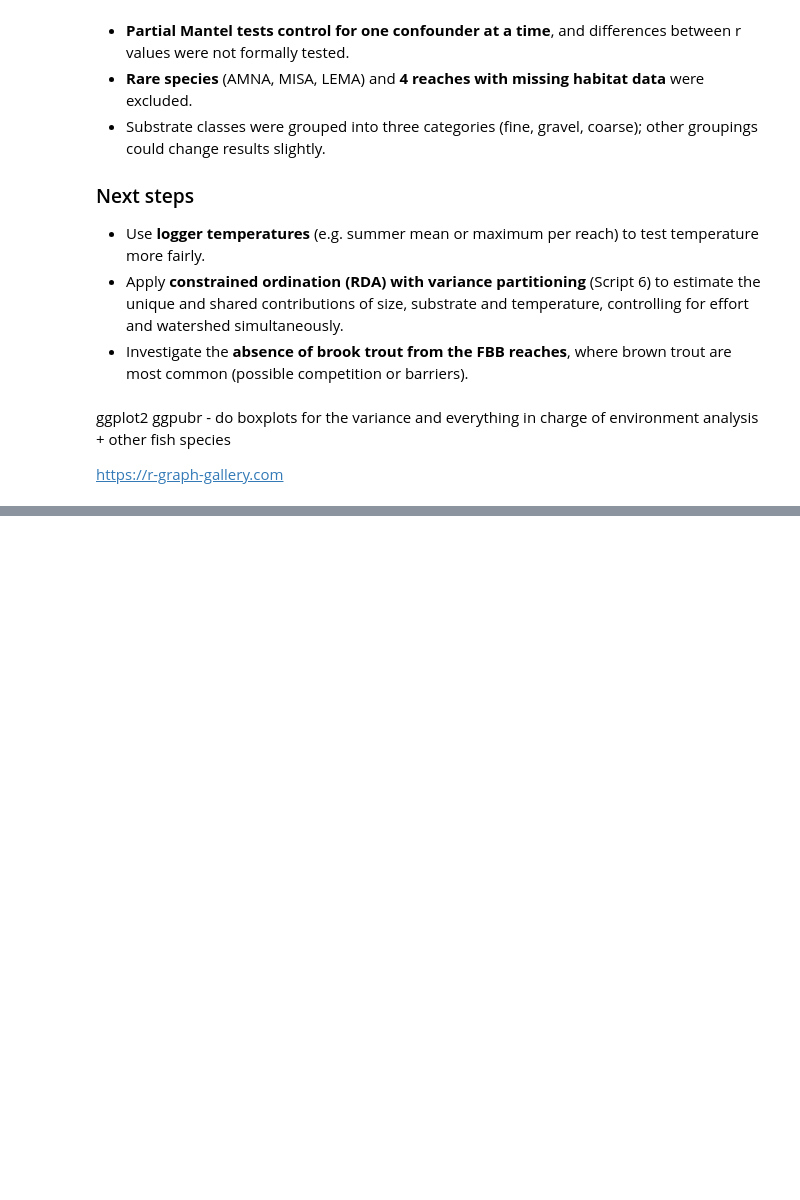
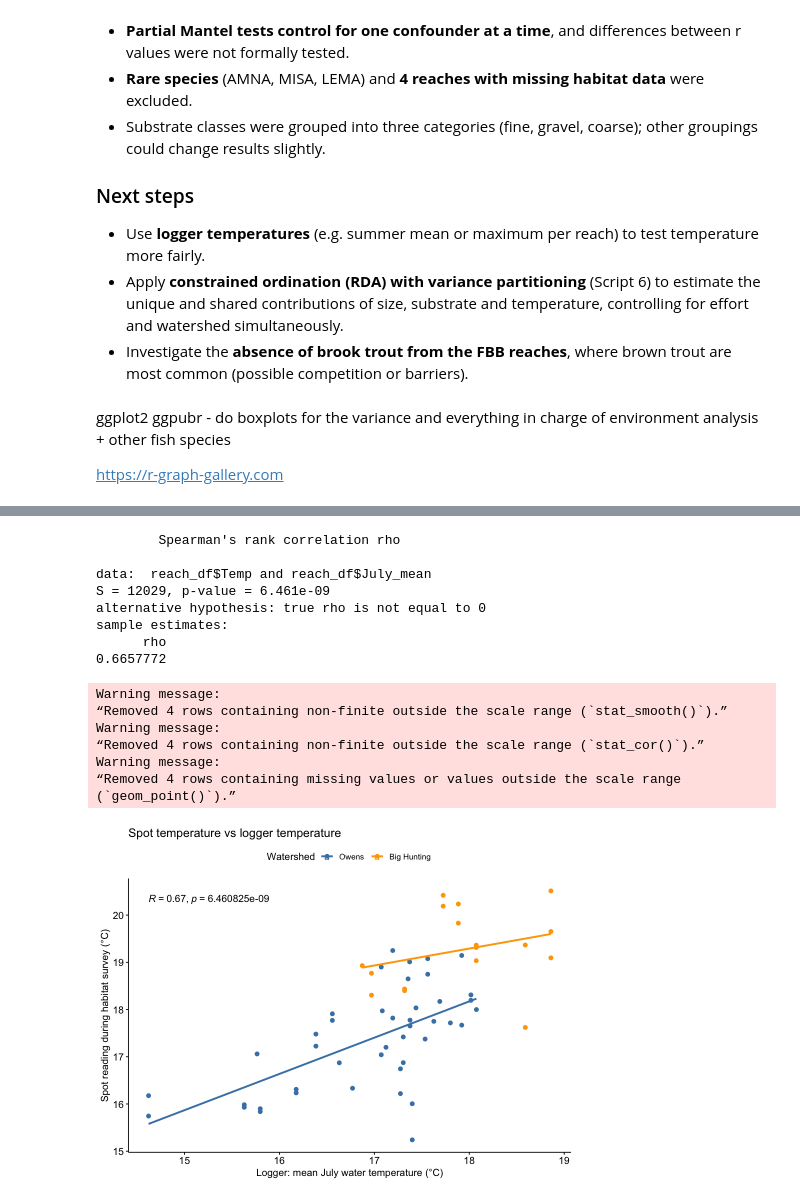
Before and after one commit to liana1026/Rapport, a Jupyter notebook: fish_EDA.ipynb, the cells around one changed output, grey strips where cells are left out. Cells and saved outputs as stored; diff of their text form; code cells hidden in the pictures; blank space fills up the shorter version.

Commit message:
Update fish EDA with Mantel test + ggpubr/ggplots

```diff
--- a/fish_EDA.ipynb
+++ b/fish_EDA.ipynb
@@ -1422,0 +1492,18 @@ https://r-graph-gallery.com
+# %%
+# Run once, then comment out:
+# install.packages(c("ggplot2", "ggpubr"))
+library(ggplot2)
+library(ggpubr)
+
+# One table with everything per reach (same row order as spe)
+stream_levels <- c("FBB", "FBM", "FOA", "FOB", "FOC", "FOD", "FOM")   # stream = first 3 letters of ReachID
+reach_df <- data.frame(
+  ReachID   = rownames(spe),
+  Watershed = factor(ws, levels = c("Owens", "Big Hunting")),
+  Stream    = factor(substr(rownames(spe), 1, 3), levels = stream_levels),
+  Richness  = richness,
+  Effort    = as.numeric(eff),
+  env_reach[, c("Depth", "WettedWidth", "Temp", "Fine", "GR", "Coarse",
+                "POOL", "RIFF", "RUN", "CV_Width", "CV_Depth", "LWD.Small.Count")]
+)
+table(reach_df$Stream, reach_df$Watershed)
@@ -1422,0 +1543,45 @@ https://r-graph-gallery.com
+# %%
+# --- Daily water temperature from the loggers, July 2015 (the month fish were sampled)
+w <- temp[temp$Type == "Water" & temp$SiteName != "OD03sp", ]   # water loggers only; OD03sp sits in a spring
+w$Date <- as.Date(w$DateTime, format = "%m/%d/%Y %H:%M")
+jul <- w[format(w$Date, "%Y-%m") == "2015-07", ]
+
+daily_max <- aggregate(TempC ~ SiteName + Date, data = jul, FUN = max)
+logger_temp <- data.frame(
+  SiteName     = names(tapply(jul$TempC, jul$SiteName, mean)),
+  July_mean    = as.numeric(tapply(jul$TempC, jul$SiteName, mean)),           # average July temperature
+  July_meanmax = as.numeric(tapply(daily_max$TempC, daily_max$SiteName, mean)) # average daily maximum
+)
+lg <- merge(loggers, logger_temp, by = "SiteName")
+lg$Stream <- substr(lg$SiteName, 1, 2)          # BB, BM, OA, OB, OC, OD, OM
+
+# --- Match each reach to the nearest logger ON THE SAME STREAM (GPS distance in metres)
+dist_m <- function(lat1, lon1, lat2, lon2) {     # haversine formula
+  r <- pi / 180
+  a <- sin((lat2 - lat1) * r / 2)^2 + cos(lat1 * r) * cos(lat2 * r) * sin((lon2 - lon1) * r / 2)^2
+  6371000 * 2 * asin(sqrt(a))
+}
+match_logger <- do.call(rbind, lapply(seq_len(nrow(sites)), function(i) {
+  cand <- lg[lg$Stream == substr(sites$ReachID[i], 2, 3), ]   # FOM01 -> OM loggers
+  d <- dist_m(sites$Latitude[i], sites$Longitude[i], cand$Latitude, cand$Longitude)
+  j <- which.min(d)
+  data.frame(ReachID = sites$ReachID[i], Logger = cand$SiteName[j], Dist_m = round(d[j]),
+             July_mean = cand$July_mean[j], July_meanmax = cand$July_meanmax[j])
+}))
+match_logger <- match_logger[match(reach_df$ReachID, match_logger$ReachID), ]
+summary(match_logger$Dist_m)                     # distance reach -> logger (m)
+
+reach_df$July_mean    <- match_logger$July_mean
+reach_df$July_meanmax <- match_logger$July_meanmax
+
+# --- Do spot readings agree with the loggers?
+cor.test(reach_df$Temp, reach_df$July_mean, method = "spearman", exact = FALSE)
+
+options(repr.plot.width = 8, repr.plot.height = 6)
+ggscatter(reach_df, x = "July_mean", y = "Temp", color = "Watershed",
+          palette = c("steelblue", "orange"), add = "reg.line", conf.int = FALSE,
+          xlab = "Logger: mean July water temperature (°C)",
+          ylab = "Spot reading during habitat survey (°C)") +
+  stat_cor(method = "spearman", aes(color = NULL), label.x.npc = "left") +
+  ggtitle("Spot temperature vs logger temperature")
+# %% [output]
@@ -1422,0 +1590,16 @@ https://r-graph-gallery.com
+        Spearman's rank correlation rho
+
+data:  reach_df$Temp and reach_df$July_mean
+S = 12029, p-value = 6.461e-09
+alternative hypothesis: true rho is not equal to 0
+sample estimates:
+      rho
+0.6657772
+Warning message:
+“Removed 4 rows containing non-finite outside the scale range (`stat_smooth()`).”
+Warning message:
+“Removed 4 rows containing non-finite outside the scale range (`stat_cor()`).”
+Warning message:
+“Removed 4 rows containing missing values or values outside the scale range
+(`geom_point()`).”
+[figure, added]
```
Also changed, not shown: parts of 35 cells of this notebook.
